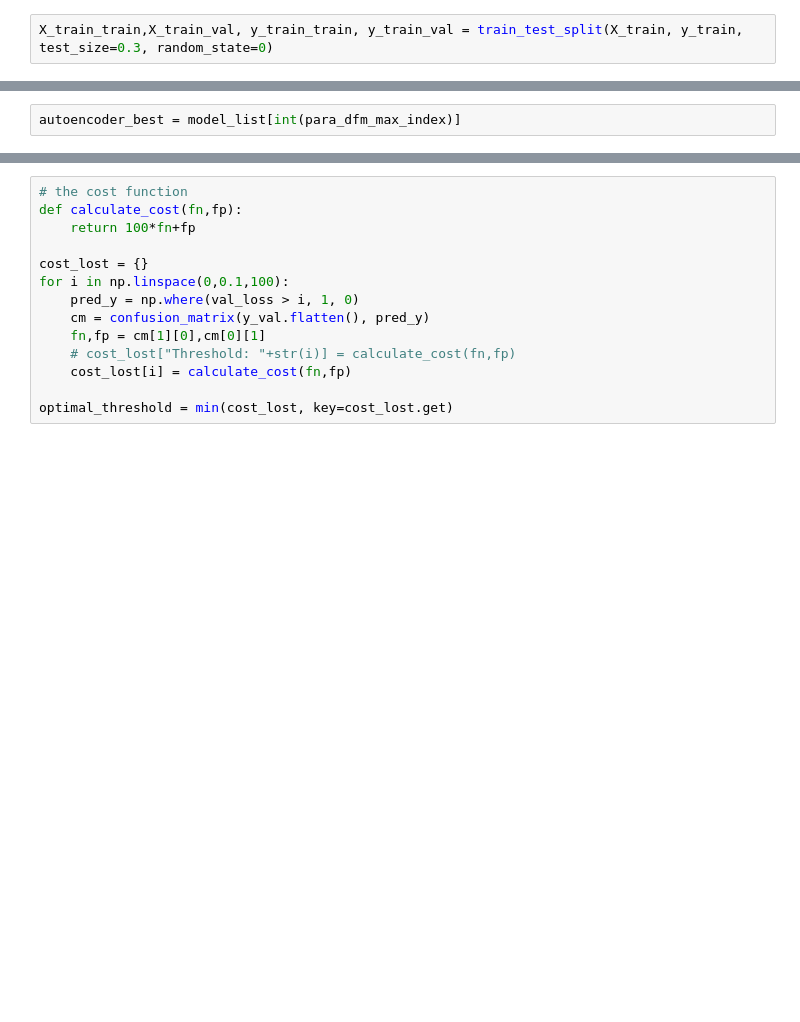
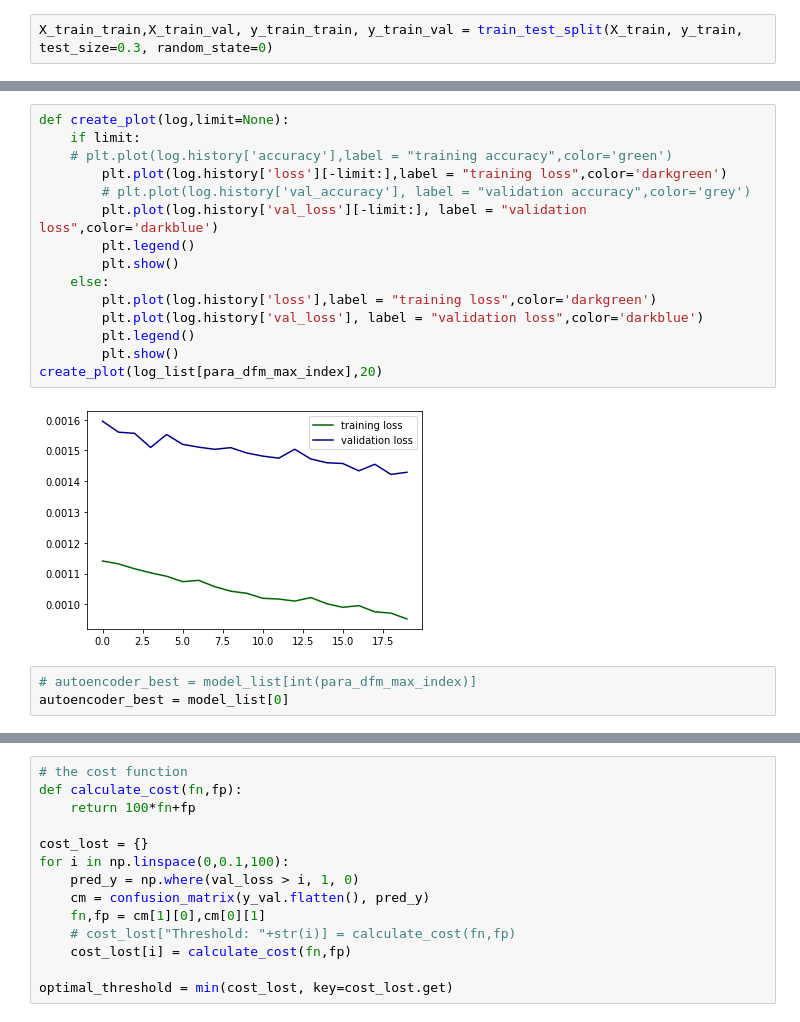
Before and after one commit to ba-group-projects/insurance-fraud-detection, a Jupyter notebook: main-update.ipynb, the cells around one changed output, grey strips where cells are left out. Saved outputs shown, nothing was run; the diff lists cells and outputs as text; blank space fills up the shorter version.

```diff
--- a/main-update.ipynb
+++ b/main-update.ipynb
@@ -1537,2 +1432,20 @@ para_dfm_max_index = para_dfm[para_dfm["difference"]==max(para_dfm["difference"]
+# %%
+def create_plot(log,limit=None):
+    if limit:
+    # plt.plot(log.history['accuracy'],label = "training accuracy",color='green')
+        plt.plot(log.history['loss'][-limit:],label = "training loss",color='darkgreen')
+        # plt.plot(log.history['val_accuracy'], label = "validation accuracy",color='grey')
+        plt.plot(log.history['val_loss'][-limit:], label = "validation loss",color='darkblue')
+        plt.legend()
+        plt.show()
+    else:
+        plt.plot(log.history['loss'],label = "training loss",color='darkgreen')
+        plt.plot(log.history['val_loss'], label = "validation loss",color='darkblue')
+        plt.legend()
+        plt.show()
+create_plot(log_list[para_dfm_max_index],20)
+# %% [output]
+[figure, added]
 # %%
-autoencoder_best = model_list[int(para_dfm_max_index)]
+# autoencoder_best = model_list[int(para_dfm_max_index)]
+autoencoder_best = model_list[0]
```
Also changed, not shown: parts of 18 cells of this notebook.
